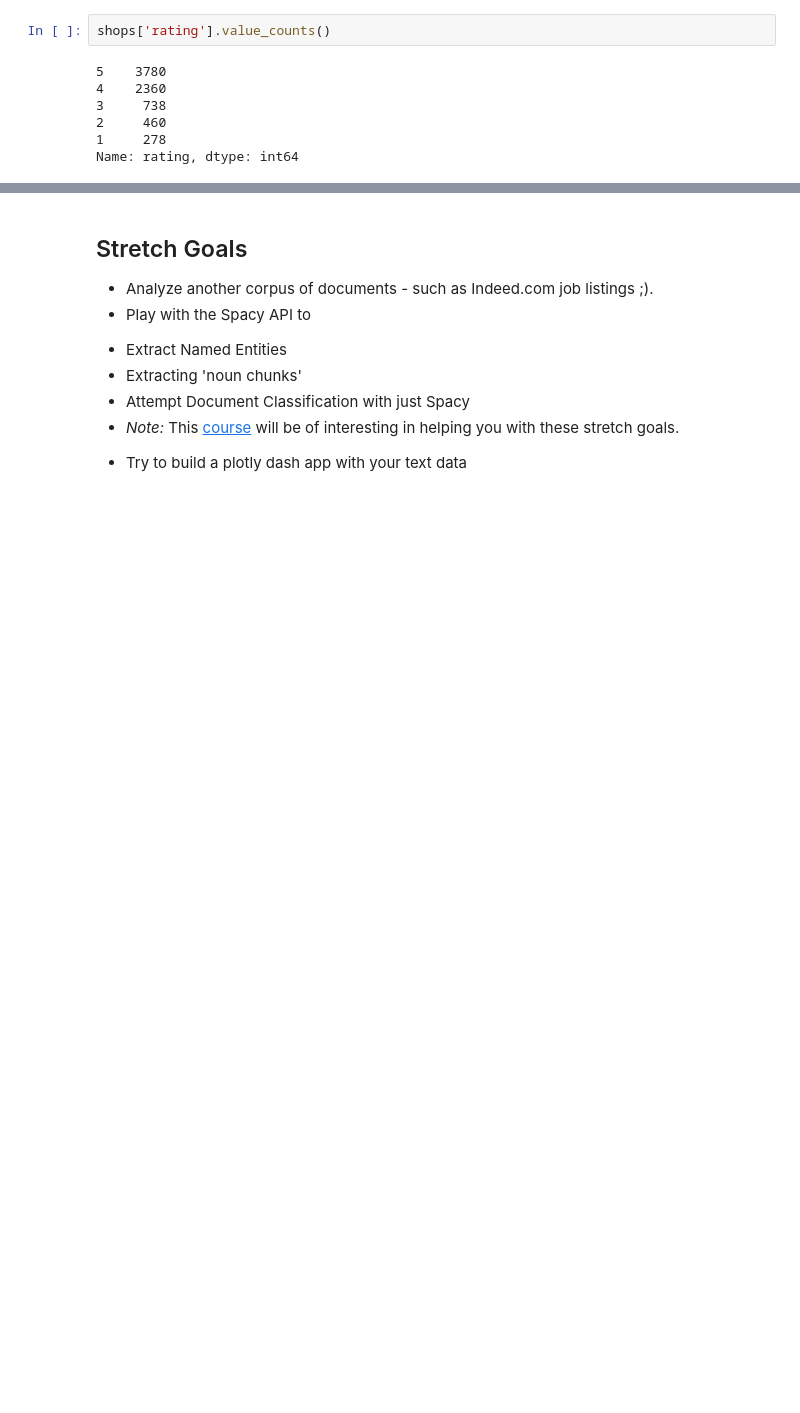
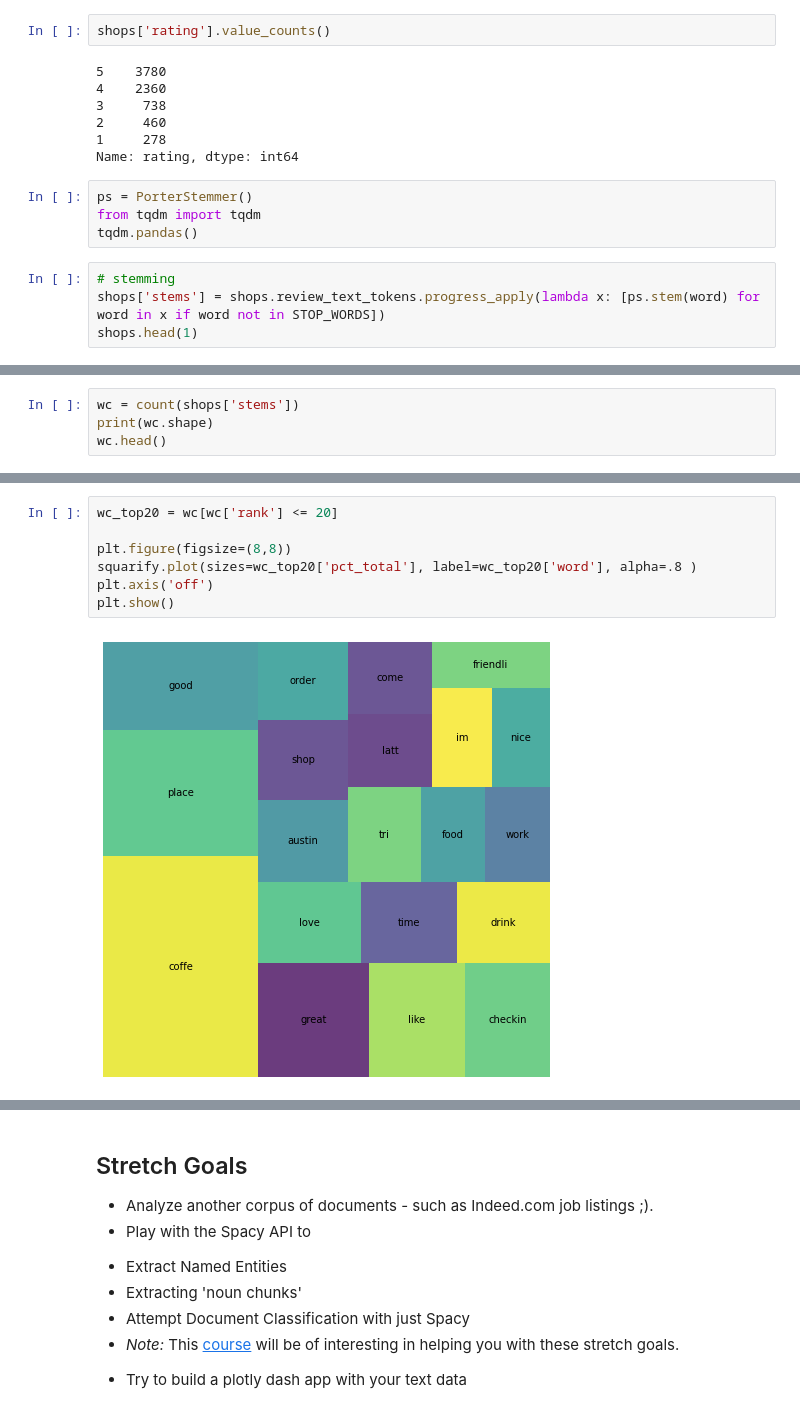
Before and after one commit to mark-morelos/DS-Unit-4-Sprint-1-NLP, a Jupyter notebook: module1-text-data/LS_DS_411_Text_Data_Assignment.ipynb, the cells around one changed output, grey strips where cells are left out. Saved outputs shown, nothing was run; the diff lists cells and outputs as text; blank space fills up the shorter version.

Commit message:
added stemming and lemmatization in assignment

```diff
--- a/module1-text-data/LS_DS_411_Text_Data_Assignment.ipynb
+++ b/module1-text-data/LS_DS_411_Text_Data_Assignment.ipynb
@@ -382,3 +382,11 @@ shops['rating'].value_counts()
 2     460
 1     278
 Name: rating, dtype: int64
+# %%
+ps = PorterStemmer()
+from tqdm import tqdm
+tqdm.pandas()
+# %%
+# stemming
+shops['stems'] = shops.review_text_tokens.progress_apply(lambda x: [ps.stem(word) for word in x if word not in STOP_WORDS])
+shops.head(1)
@@ -384,0 +396,4 @@ Name: rating, dtype: int64
+# %%
+wc = count(shops['stems'])
+print(wc.shape)
+wc.head()
@@ -384,0 +408,9 @@ Name: rating, dtype: int64
+# %%
+wc_top20 = wc[wc['rank'] <= 20]
+
+plt.figure(figsize=(8,8))
+squarify.plot(sizes=wc_top20['pct_total'], label=wc_top20['word'], alpha=.8 )
+plt.axis('off')
+plt.show()
+# %% [output]
+[figure, added]
```
Also changed, not shown: parts of 6 cells of this notebook, 1 other file.
